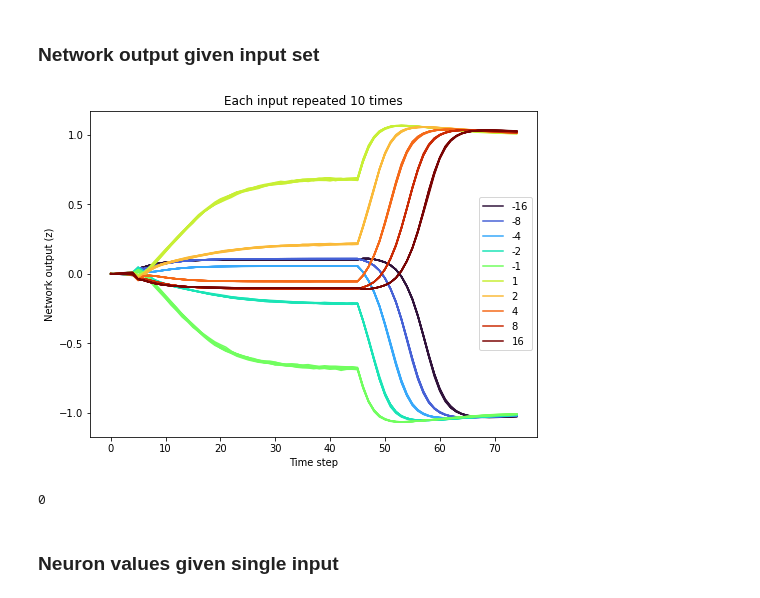
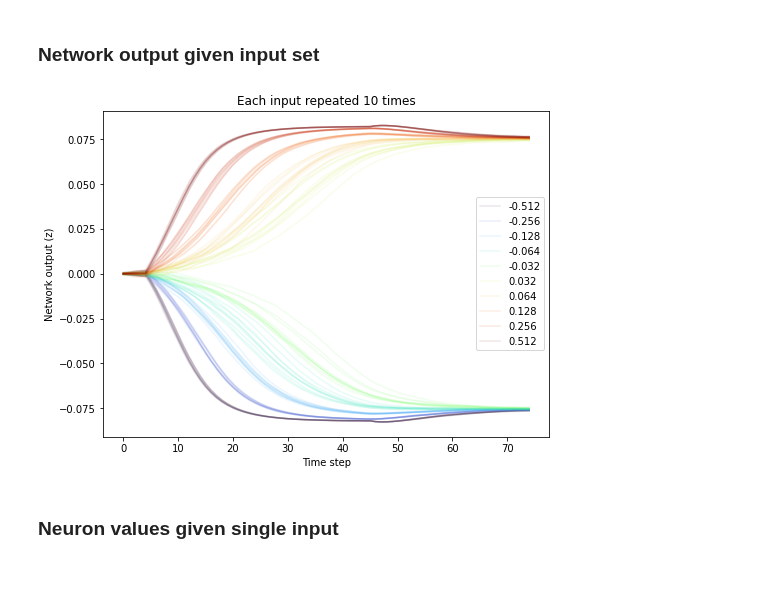
Before and after one commit to Erfan7bt/MHBF, a Jupyter notebook: Projects/PlottingFunctions.ipynb, the cells around one changed output. Drawn from its saved outputs; the diff is of its cells as text; code cells hidden in the pictures.

```diff
--- a/Projects/PlottingFunctions.ipynb
+++ b/Projects/PlottingFunctions.ipynb
@@ -58,40 +58,37 @@ def plot_input_range(model, f_in_vec, in_params,
     plt.figure(figsize=figsize)
     plt.xlabel("Time step")
     plt.ylabel("Network output (z)")
     plt.title("Each input repeated {} times".format(num_repeat))
 
     for idx, par in enumerate(in_params):
 
         data = np.zeros((num_repeat, tmp_u.shape[0]))
 
         for i in range(num_repeat):
             data[i], y = f_in_vec(par)
 
         data = torch.Tensor(data)
 
         z = model(data).detach().numpy()
         plt.plot(z[0].T, c=cmap(idx), label=str(par), alpha=alpha)
         if num_repeat > 1:
             plt.plot(z[1:].T, c=cmap(idx), alpha=alpha)
 
     plt.legend()
     plt.show()
 
-    return 0
-
 plot_input_range(model,
                 single_decision,
-#                  [-16, -8])
-                [-16, -8, -4, -2, -1, 1, 2, 4, 8, 16],
-                alpha=1,
+#                  [-16, -8]) h
+                (3.2/100)*np.array([-16, -8, -4, -2, -1, 1, 2, 4, 8, 16]),
+                alpha=0,
                 num_repeat=10)
 
 # plot_input_range(model,
 #                  parametric,
 #                  [(10, 14), (10,22), (10,30), (10,34)])
 # %% [output]
-[figure, old version]
+[figure, new version]
-0
 # %% [markdown]
 ### Neuron values given single input
 # %%
```
Also changed, not shown: parts of 4 cells of this notebook.
